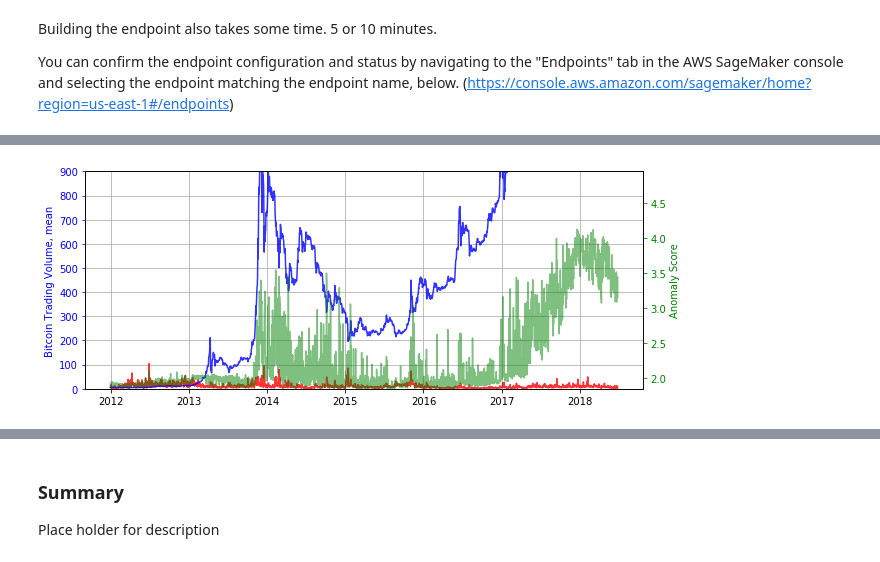
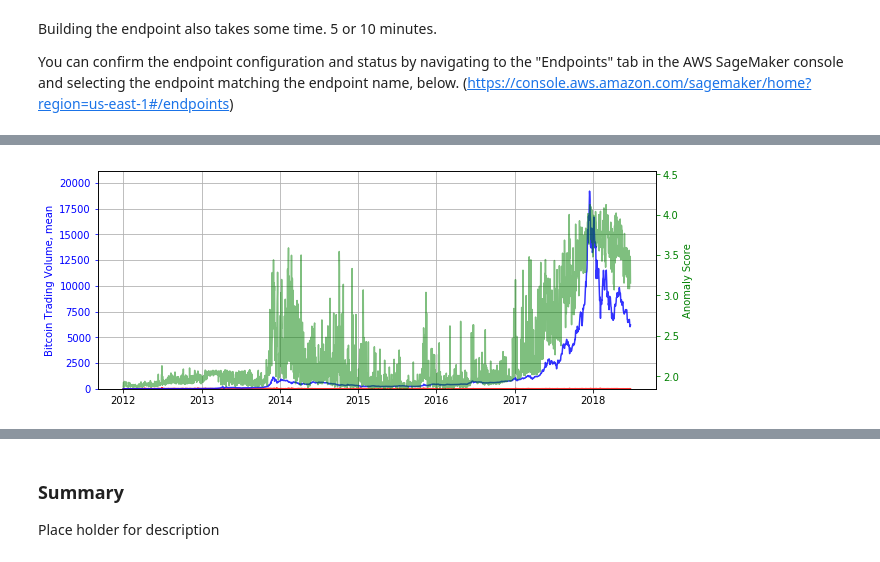
Before and after one commit to wherring/95852-ADS, a Jupyter notebook: 95852-ADS-Project-Team2-Daily.ipynb, the cells around one changed output, grey strips where cells are left out. Cells and saved outputs as stored; diff of their text form; code cells hidden in the pictures.

```diff
--- a/95852-ADS-Project-Team2-Daily.ipynb
+++ b/95852-ADS-Project-Team2-Daily.ipynb
@@ -145,7 +126,7 @@ df['Date'] = df['Time'].values.astype('datetime64[D]')
 df['Hour'] = df['Time'].values.astype('datetime64[h]')
 df['Minute'] = df['Time'].values.astype('datetime64[m]')
 
-df.drop(columns=['Time', 'Timestamp'])
+df = df.drop(columns=['Time', 'Timestamp'])
 
 # reality check - make sure the dataframe looks right so far.
 df.head()
@@ -184,7 +202,7 @@ plt.show()
 # df_transform = df.groupby(['Date'])['Open', 'High', 'Low', 'Close', 'Volume_(BTC)', 'Weighted_Price'].agg(['min', 'max', 'std','mean'])
 df_daily = df.groupby(['Date'])['Open', 'High', 'Low', 'Close', 'Volume_(BTC)', 'Volume_(Currency)', 'Weighted_Price'].agg(['min', 'max', 'std','mean'])
 # removing '2018-06-27' because I know these values contain NA values and can't be used for training data.
-df_daily = df_daily[df_daily.index != '2018-06-27']
+#df_daily = df_daily[df_daily.index != '2018-06-27']
 
 # renaming columns
 df_daily.columns = ['Open_min','Open_max','Open_std','Open_mean',\
@@ -266,0 +281,4 @@ False
+# %%
+
+df_daily = df_daily.dropna(how='any')
+df_daily.isnull().any().any()
@@ -360,6 +379,7 @@ scores = [datum['score'] for datum in results['scores']]
 
 # add scores to daily std_dev dataframe and print first few values
 df_daily['score'] = pd.Series(scores, index=df_daily.index)
+df_daily['date'] = df_daily.index
 df_daily.head()
 # %% [output]
 |  | Open_min | Open_max | Open_std | Open_mean | High_min | High_max | High_std | High_mean | Low_min | Low_max | ... |
@@ -386,28 +404,28 @@ df_daily.describe()
 # %%
 # Step 13: Plot the anomaly scores along with some features from the daily std_dev data
 
 fig, ax1 = plt.subplots()
 ax2 = ax1.twinx()
 
 #https://matplotlib.org/2.0.2/api/colors_api.html
 
 ax1.plot(df_daily['Vol_BTC_mean'], color='r', alpha=0.8)
 ax1.plot(df_daily['High_mean'], color='b', alpha=0.8)
 ax2.plot(df_daily['score'], color='g', alpha=0.5)
 
 ax1.grid(which='major', axis='both')
 
 ax1.set_ylabel('Bitcoin Trading Volume, mean', color='b')
 ax2.set_ylabel('Anomaly Score', color='g')
 
 ax1.tick_params('y', colors='b')
 ax2.tick_params('y', colors='g')
 
-ax1.set_ylim(0, 900)
-ax2.set_ylim(min(scores), 1.2*max(scores))
+ax1.set_ylim(0, 1.1*df_daily['High_mean'].max())
+ax2.set_ylim(df_daily['score'].min(), 1.1*df_daily['score'].max())
 fig.set_figwidth(10)
 # %% [output]
-[figure, old version]
+[figure, new version]
 # %%
 # Step 14: Anomalies are defined as scores greater than 3 standard deviations fronm the mean of score.
 
```
Also changed, not shown: parts of 35 cells of this notebook, 3 other files.
